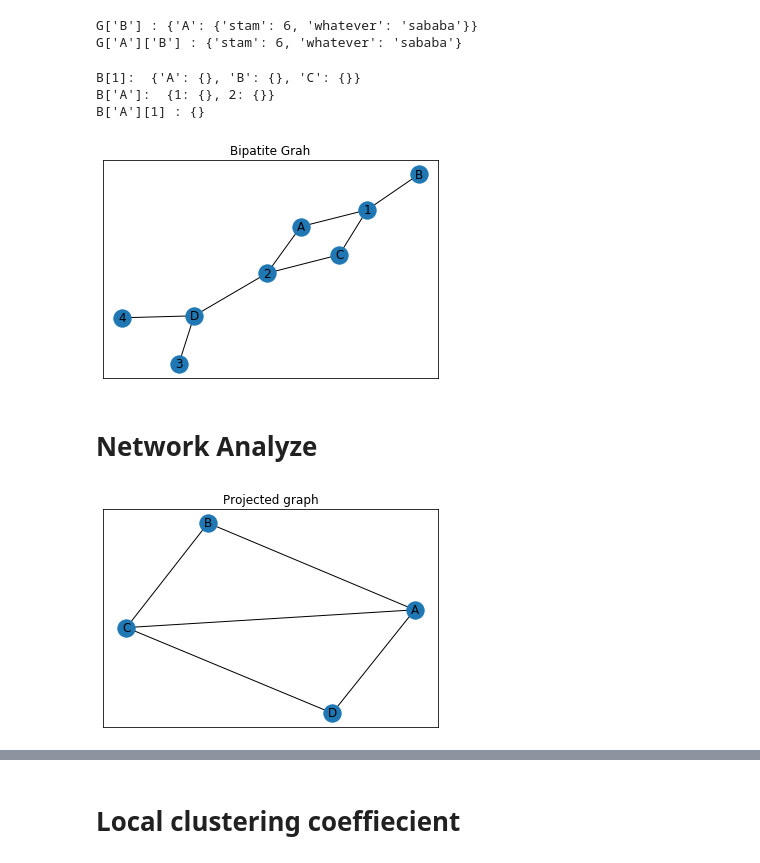
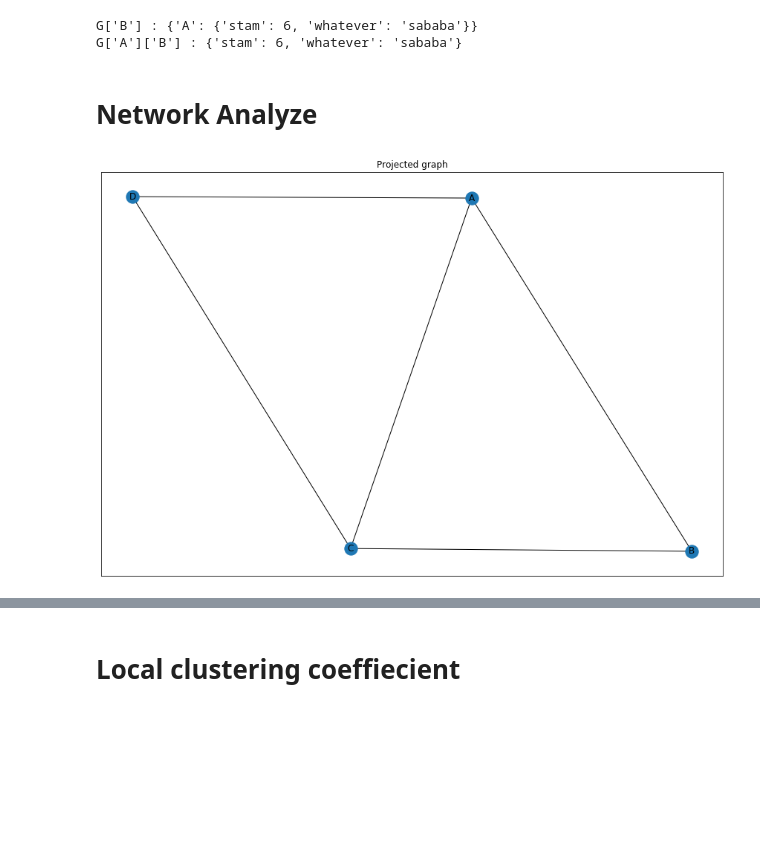
Before and after one commit to Eliran79/DataScienceWorkshop20936, a Jupyter notebook: networkx_soft_landing.ipynb, the cells around one changed output, grey strips where cells are left out. Cells and saved outputs as stored; diff of their text form; code cells hidden in the pictures; blank space fills up the shorter version.

```diff
--- a/networkx_soft_landing.ipynb
+++ b/networkx_soft_landing.ipynb
@@ -84,52 +105,20 @@ print("G['A']['B'] :",G['A']['B'])
 # %% [output]
 G['B'] : {'A': {'stam': 6, 'whatever': 'sababa'}}
 G['A']['B'] : {'stam': 6, 'whatever': 'sababa'}
-# %%
-# Bipatite Grah
-
-B = nx.Graph() # no seperate class for bipartite
-
-# Declare  nodes
-B.add_nodes_from(['A', 'B', 'C', 'D'], bipartite = 0)
-B.add_nodes_from([1, 2, 3, 4], bipartite = 1)
-
-# Build egdes
-B.add_edges_from([('A', 1),
-                  ('A', 2),
-                  ('B', 1),
-                  ('C', 1),
-                  ('C', 2),
-                  ('D', 4),
-                  ('D', 3),
-                  ('D', 2)])
-
-# Draw the graph
-nx.draw_networkx(B)
-plt.title('Bipatite Grah');
-
-# Pull data
-print("B[1]: ", B[1])
-print("B['A']: ",B['A'])
-print("B['A'][1] :", B['A'][1])
-# %% [output]
-B[1]:  {'A': {}, 'B': {}, 'C': {}}
-B['A']:  {1: {}, 2: {}}
-B['A'][1] : {}
-[figure, removed]
 # %% [markdown]
 # Network Analyze
 # %%
 # Projected graph
 
-# Select set
+# Select set to test for
 X = set(['A', 'B', 'C','D'])
-L = bipartite.projected_graph(B, X)
+L = bipartite.projected_graph(bipatite_G, X)
 
 # Draw the graph
 nx.draw_networkx(L)
 plt.title('Projected graph');
 # %% [output]
-[figure, old version]
+[figure, new version]
 # %%
 # Weighted projected graph
 
```
Also changed, not shown: parts of 24 cells of this notebook.
